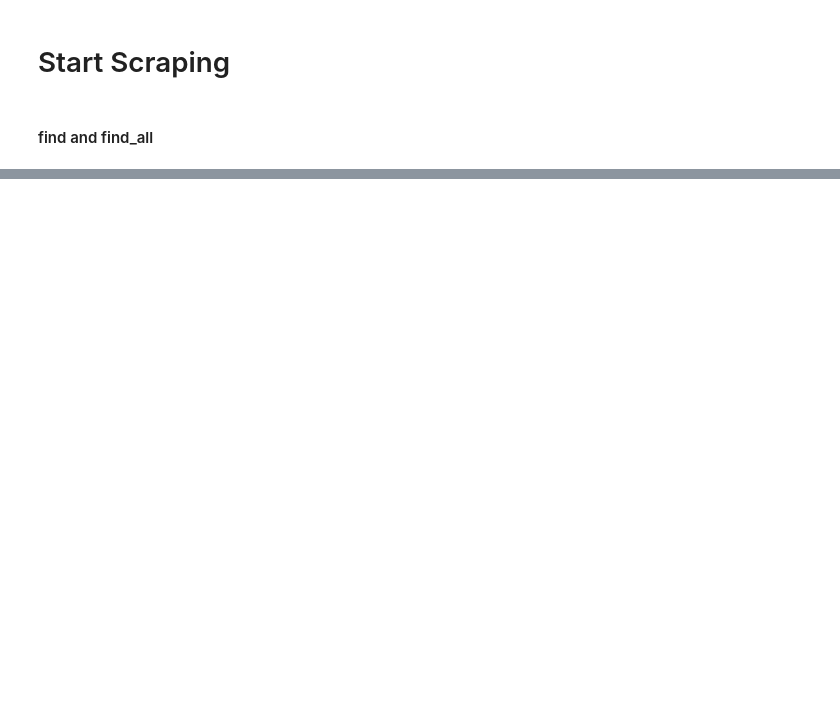
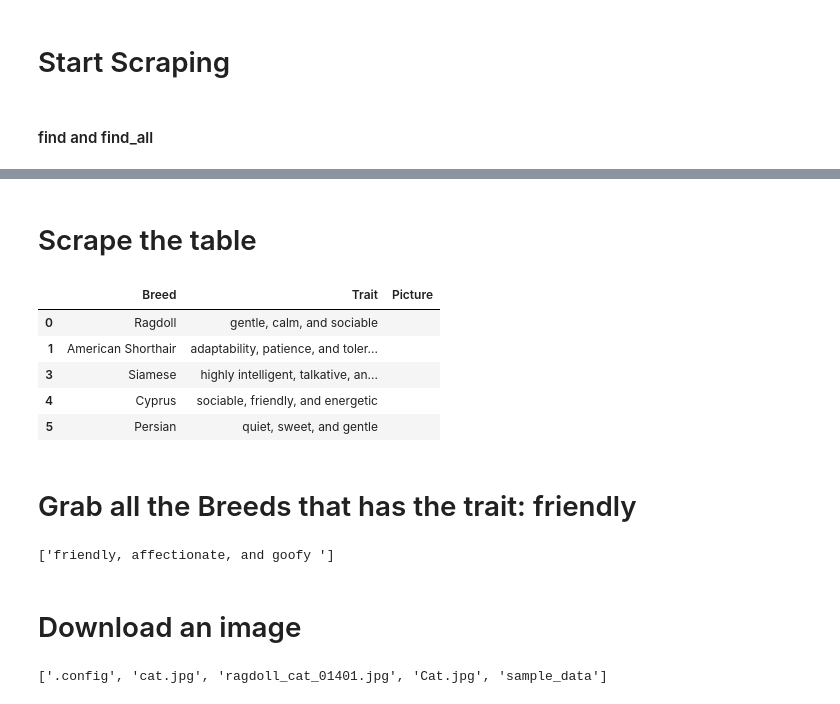
Before and after one commit to ty875/BeautifulSoup, a Jupyter notebook: web_scraping.ipynb, the cells around one changed output, grey strips where cells are left out. Cells and saved outputs as stored; diff of their text form; code cells hidden in the pictures; blank space fills up the shorter version.

```diff
--- a/web_scraping.ipynb
+++ b/web_scraping.ipynb
@@ -12,7 +12,7 @@ from bs4 import BeautifulSoup as bs #pip install beautifulSoup4
 r = requests.get("https://ty875.github.io/BeautifulSoup/")
 
 #Convert to a beautiful soup object
-soup = bs(r.content, "html.parser")
+soup = bs(r.content)
 
 #Print out the html
 print(soup.prettify())
@@ -49,0 +240,60 @@ paragraphs
+# %% [markdown]
+# Scrape the table
+# %%
+#scrape the table into pandas dataframe
+import pandas as pd
+
+table = soup.select(".Cats_Table")[0]
+columns = table.find("thead").find_all("th")
+column_names = [c.string for c in columns]
+
+table_rows = table.find("tbody").find_all("tr")
+l=[]
+for tr in table_rows:
+  td = tr.find_all('td')
+  row = [tr.get_text() for tr in td]
+  l.append(row)
+
+df = pd.DataFrame(l, columns = column_names)
+df.head()
+df['Trait']
+df.loc[df['Breed'] != "Maine Coon"]
+# %% [output]
+|  | Breed | Trait | Picture |
+| 0 | Ragdoll | gentle, calm, and sociable |  |
+| 1 | American Shorthair | adaptability, patience, and toler... |  |
+| 3 | Siamese | highly intelligent, talkative, an... |  |
+| 4 | Cyprus | sociable, friendly, and energetic |  |
+| 5 | Persian | quiet, sweet, and gentle |  |
+# %% [markdown]
+# Grab all the Breeds that has the trait: friendly
+# %%
+import re
+
+Cats = soup.select('.Cats_Table')
+Friendly_Cats = [cat.find_all(string = re.compile("friendly")) for cat in Cats]
+Friendly_Cats
+
+Goofy_Cats = [cat.find(string = re.compile("goofy")) for cat in Cats]
+Goofy_Cats = [cat.find_parent().get_text() for cat in Goofy_Cats if cat]
+Goofy_Cats
+# %% [output]
+['friendly, affectionate, and goofy ']
+# %% [markdown]
+# Download an image
+# %%
+import requests
+
+url = "https://ty875.github.io/BeautifulSoup/"
+
+image = soup.select("img")
+image_url = image[0]['src']
+
+image_data = requests.get(image_url).content
+#download the image into the google collab directory
+#can be accessed by going to the file folder to the left
+#To download it on local machines, use terminal
+with open('Cat.jpg', 'wb') as handler:
+    handler.write(image_data)
+# %% [output]
+['.config', 'cat.jpg', 'ragdoll_cat_01401.jpg', 'Cat.jpg', 'sample_data']
```
Also changed, not shown: parts of 21 cells of this notebook.
